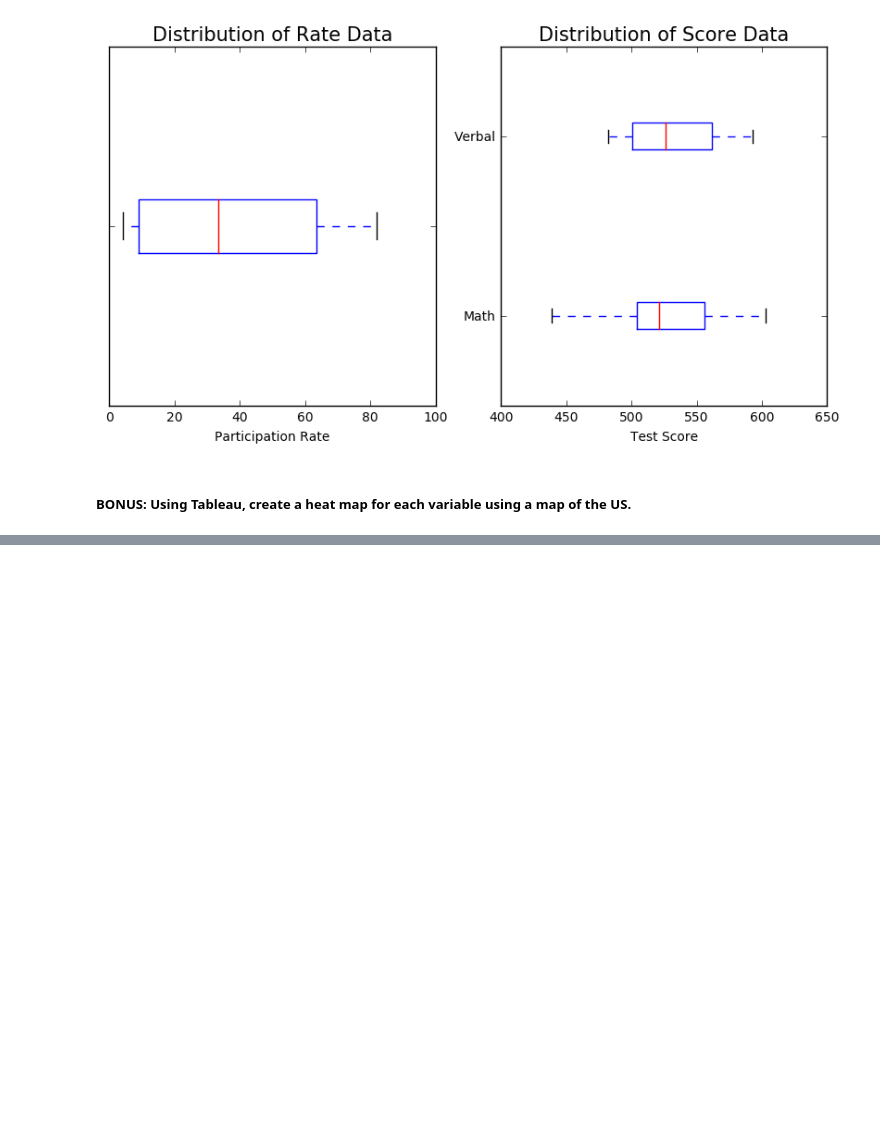
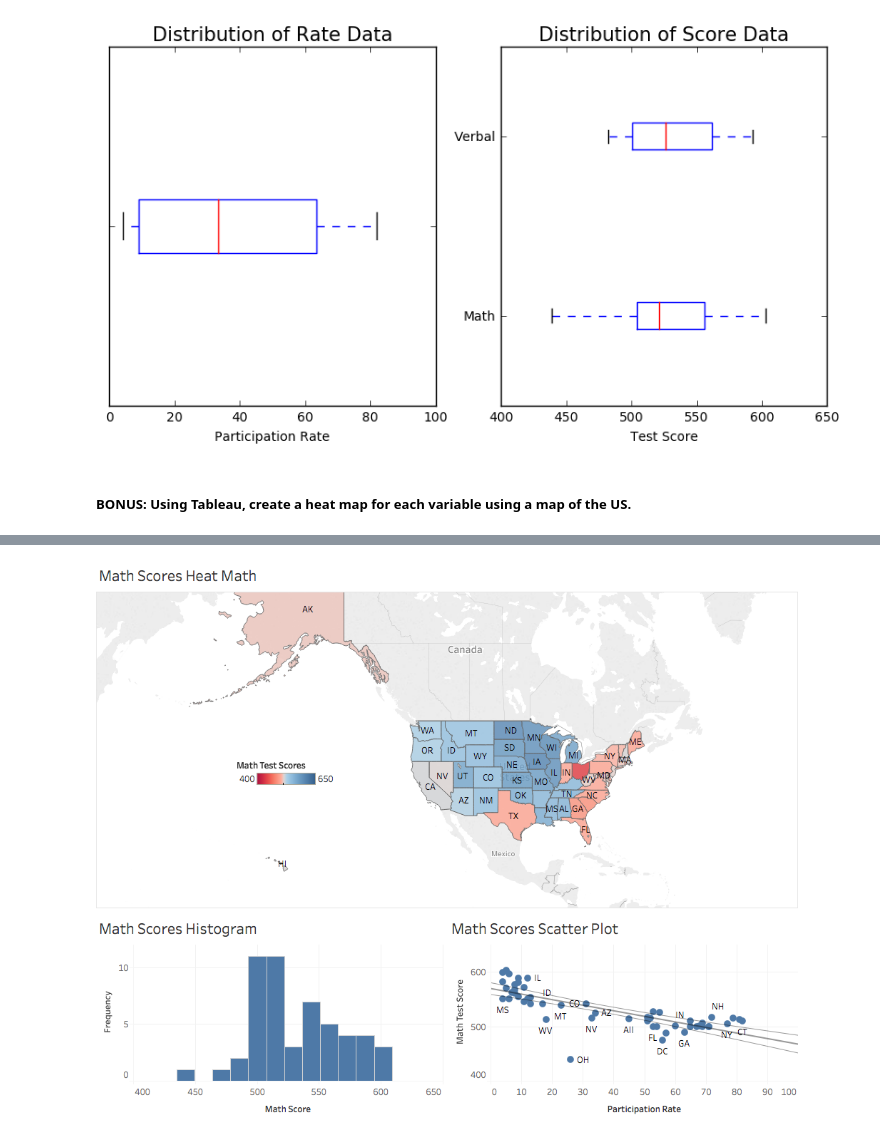
Before and after one commit to davidsanford/DSI_Project_1, a Jupyter notebook: project_1.ipynb, the cells around one changed output, grey strips where cells are left out. Drawn from its saved outputs; the diff is of its cells as text; code cells hidden in the pictures; blank space fills up the shorter version.

```diff
--- a/project_1.ipynb
+++ b/project_1.ipynb
@@ -272,0 +283,4 @@ Image(filename='Rate_Map.png')
+# %%
+Image(filename='Math_Dashboard.png')
+# %% [output]
+[figure, added]
```
Also changed, not shown: parts of 4 cells of this notebook.
